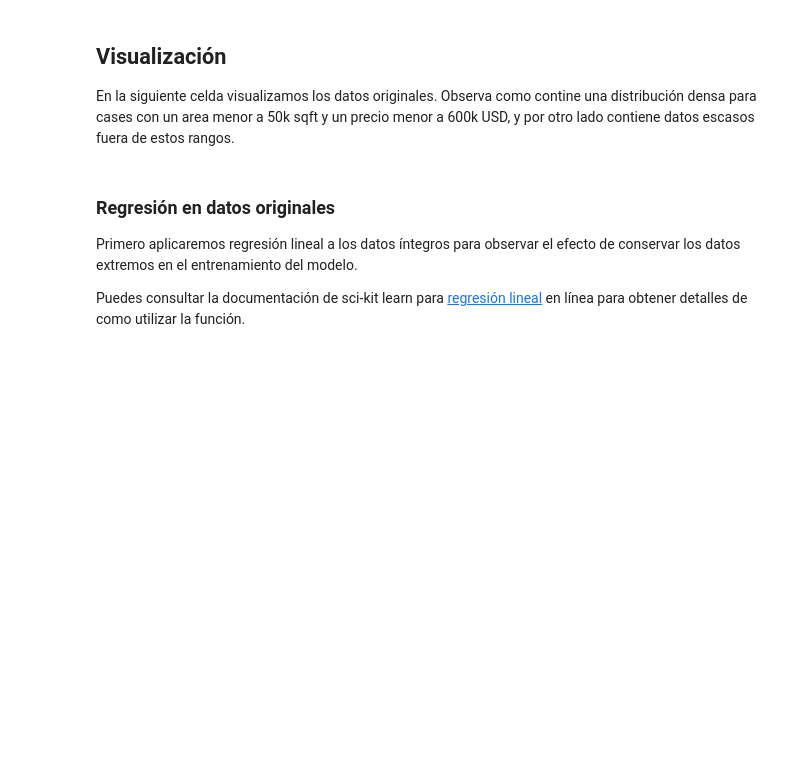
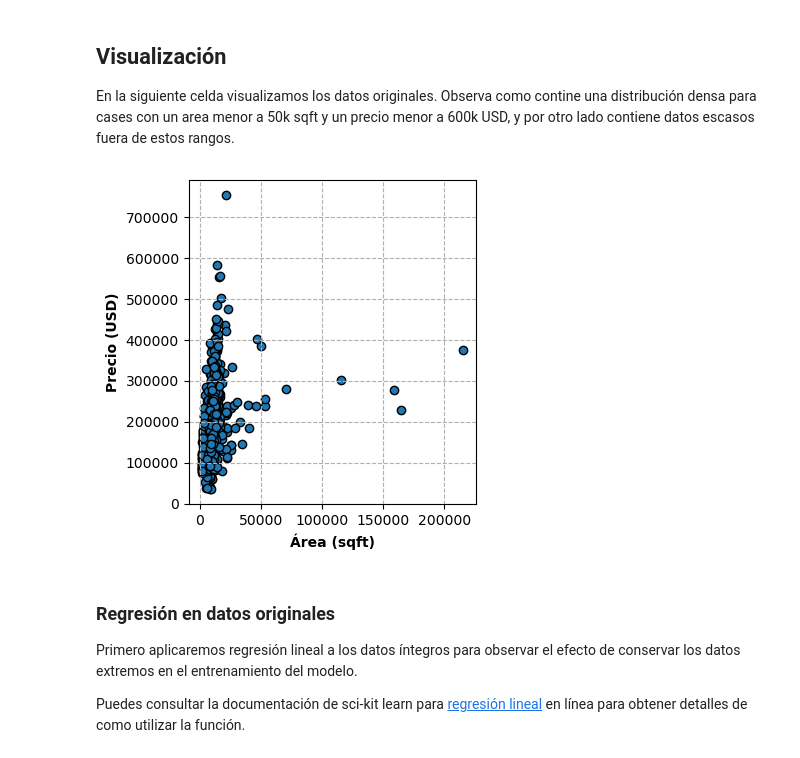
Before and after one commit to r-ibarrab/ElMaviri, a Jupyter notebook: ejercicio_1-LinearReg/linear_regression.ipynb, the cells around one changed output. Cells and saved outputs as stored; diff of their text form; code cells hidden in the pictures; blank space fills up the shorter version.

```diff
--- a/ejercicio_1-LinearReg/linear_regression.ipynb
+++ b/ejercicio_1-LinearReg/linear_regression.ipynb
@@ -145,25 +200,30 @@ En la siguiente celda visualizamos los datos originales. Observa como contine un
 # %%
 import matplotlib.pyplot as plt
 %matplotlib inline
 
 def plot_data(x, labels):
     x_label = "Área (sqft)"
     y_label = "Precio (USD)"
     fig, ax = plt.subplots(figsize=(4,4))
     ax.scatter(x, labels, edgecolors='black') # x, y
     ax.set_ylabel(y_label, fontweight='bold')
     ax.set_xlabel(x_label, fontweight='bold')
     ax.grid(linestyle='--')
     return fig, ax
 
 # Definir variables y etiquetas
 X = np.array(train_data["LotArea"])
 y = np.array(train_data["SalePrice"])
 
+X_val = np.array(val_data["LotArea"])
+y_val = np.array(val_data["SalePrice"])
+
 # Visualizar los datos originales
 fig, ax = plot_data(X, y)
 fig.tight_layout()
 plt.show()
+# %% [output]
+[figure, added]
 # %% [markdown]
 ### Regresión en datos originales
 
```
Also changed, not shown: parts of 10 cells of this notebook.
